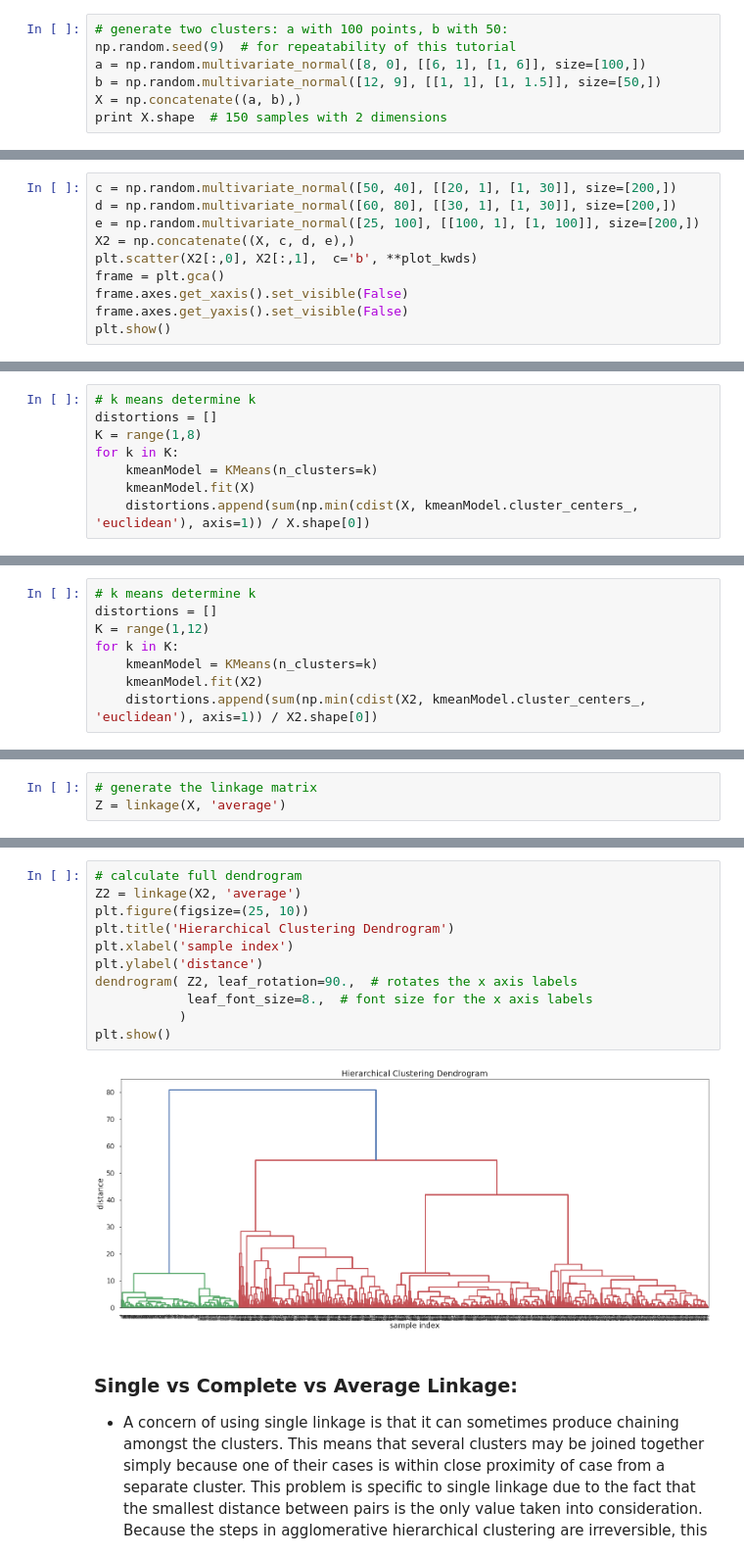
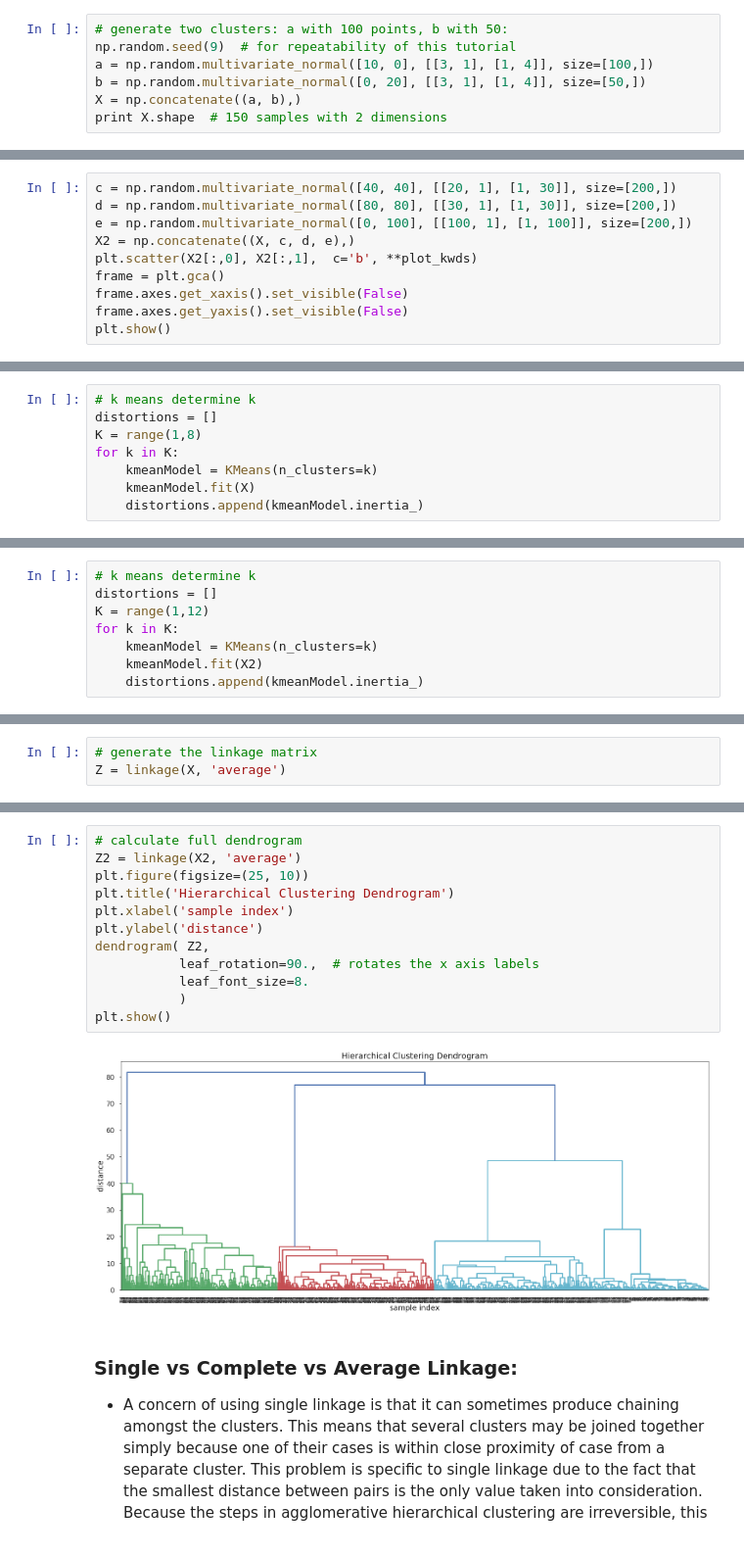
Before and after one commit to commit-live-students/clustering_in_class, a Jupyter notebook: notebooks/clustering_slides.ipynb, the cells around one changed output, grey strips where cells are left out. Shown: that part at 98% size. Cells and saved outputs as stored; diff of their text form.

```diff
--- a/notebooks/clustering_slides.ipynb
+++ b/notebooks/clustering_slides.ipynb
@@ -265,8 +264,8 @@ plot_kwds = {'alpha' : 0.25, 's' : 80, 'linewidths':0}
 # %%
 # generate two clusters: a with 100 points, b with 50:
 np.random.seed(9)  # for repeatability of this tutorial
-a = np.random.multivariate_normal([8, 0], [[6, 1], [1, 6]], size=[100,])
-b = np.random.multivariate_normal([12, 9], [[1, 1], [1, 1.5]], size=[50,])
+a = np.random.multivariate_normal([10, 0], [[3, 1], [1, 4]], size=[100,])
+b = np.random.multivariate_normal([0, 20], [[3, 1], [1, 4]], size=[50,])
 X = np.concatenate((a, b),)
 print X.shape  # 150 samples with 2 dimensions
 # %% [output]
@@ -282,7 +281,7 @@ plt.show()
 # %%
-c = np.random.multivariate_normal([50, 40], [[20, 1], [1, 30]], size=[200,])
-d = np.random.multivariate_normal([60, 80], [[30, 1], [1, 30]], size=[200,])
-e = np.random.multivariate_normal([25, 100], [[100, 1], [1, 100]], size=[200,])
+c = np.random.multivariate_normal([40, 40], [[20, 1], [1, 30]], size=[200,])
+d = np.random.multivariate_normal([80, 80], [[30, 1], [1, 30]], size=[200,])
+e = np.random.multivariate_normal([0, 100], [[100, 1], [1, 100]], size=[200,])
 X2 = np.concatenate((X, c, d, e),)
 plt.scatter(X2[:,0], X2[:,1],  c='b', **plot_kwds)
 frame = plt.gca()
@@ -347,7 +340,7 @@ K = range(1,8)
 for k in K:
     kmeanModel = KMeans(n_clusters=k)
     kmeanModel.fit(X)
-    distortions.append(sum(np.min(cdist(X, kmeanModel.cluster_centers_, 'euclidean'), axis=1)) / X.shape[0])
+    distortions.append(kmeanModel.inertia_)
 # %%
 # Plot the elbow
 plt.plot(K, distortions, 'bx-')
@@ -364,7 +357,7 @@ K = range(1,12)
 for k in K:
     kmeanModel = KMeans(n_clusters=k)
     kmeanModel.fit(X2)
-    distortions.append(sum(np.min(cdist(X2, kmeanModel.cluster_centers_, 'euclidean'), axis=1)) / X2.shape[0])
+    distortions.append(kmeanModel.inertia_)
 # %%
 # Plot the elbow
 plt.plot(K, distortions, 'bx-')
@@ -521,16 +516,17 @@ plt.show()
 # %%
 # calculate full dendrogram
 Z2 = linkage(X2, 'average')
 plt.figure(figsize=(25, 10))
 plt.title('Hierarchical Clustering Dendrogram')
 plt.xlabel('sample index')
 plt.ylabel('distance')
-dendrogram( Z2, leaf_rotation=90.,  # rotates the x axis labels
-            leaf_font_size=8.,  # font size for the x axis labels
+dendrogram( Z2,
+           leaf_rotation=90.,  # rotates the x axis labels
+           leaf_font_size=8.
            )
 plt.show()
 # %% [output]
-[figure, old version]
+[figure, new version]
 # %% [markdown]
 ### Single vs Complete vs Average Linkage:
 
```
Also changed, not shown: parts of 15 cells of this notebook.
